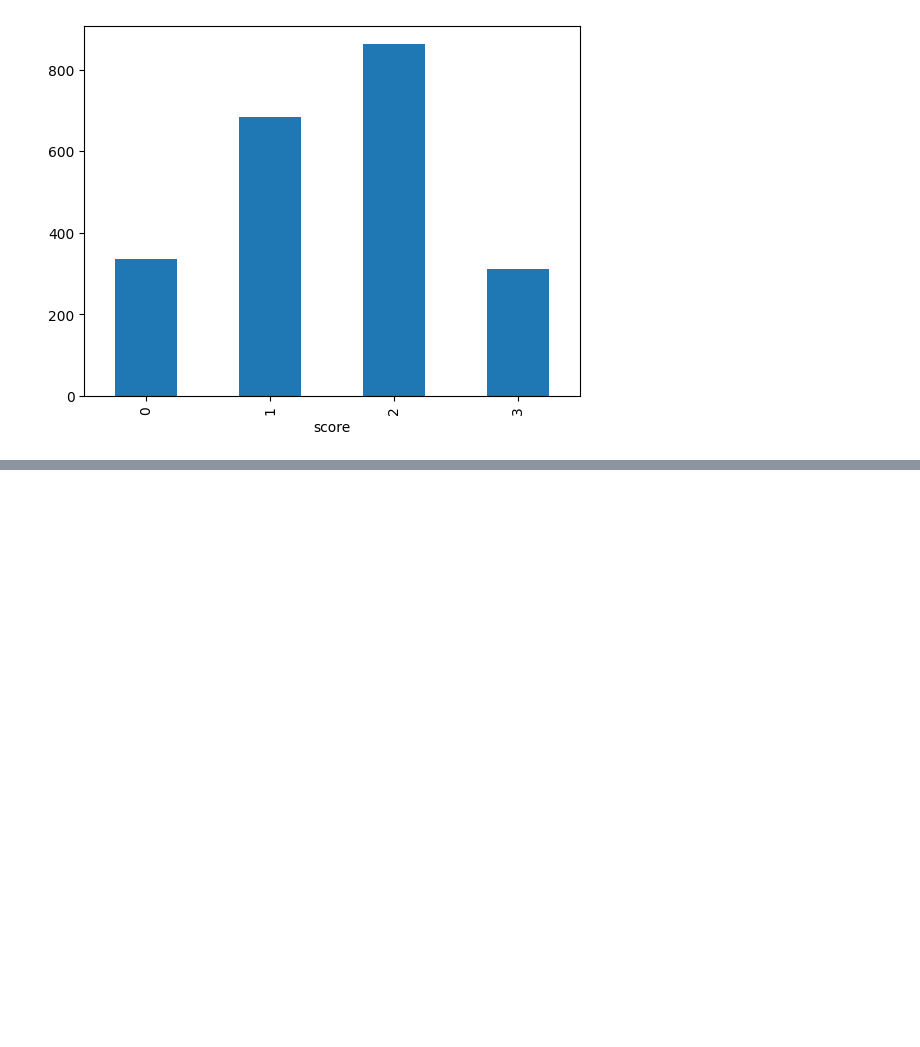
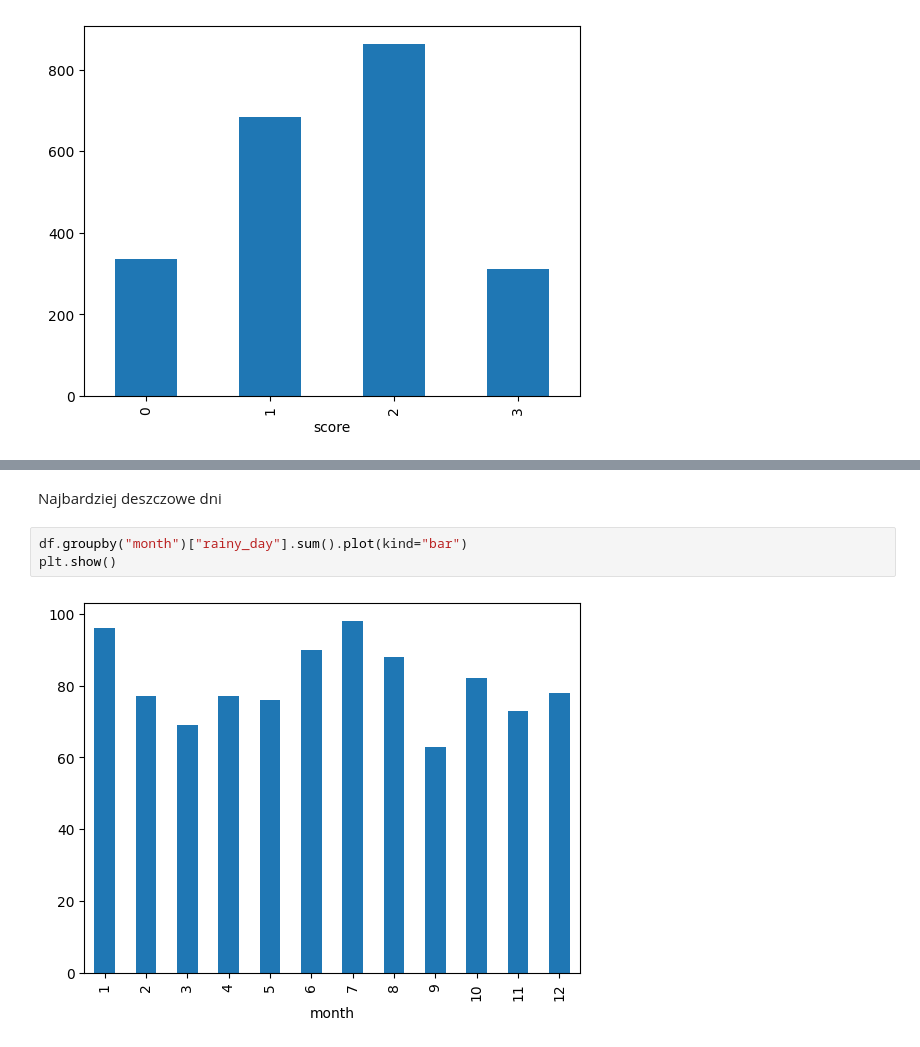
Before and after one commit to dokede/weather, a Jupyter notebook: eda.ipynb, the cells around one changed output, grey strips where cells are left out. Drawn from its saved outputs; the diff is of its cells as text; blank space fills up the shorter version.

```diff
--- a/eda.ipynb
+++ b/eda.ipynb
@@ -93,0 +123,7 @@ plt.show()
+# %% [markdown]
+Najbardziej deszczowe dni
+# %%
+df.groupby("month")["rainy_day"].sum().plot(kind="bar")
+plt.show()
+# %% [output]
+[figure, added]
```
Also changed, not shown: parts of 23 cells of this notebook.
